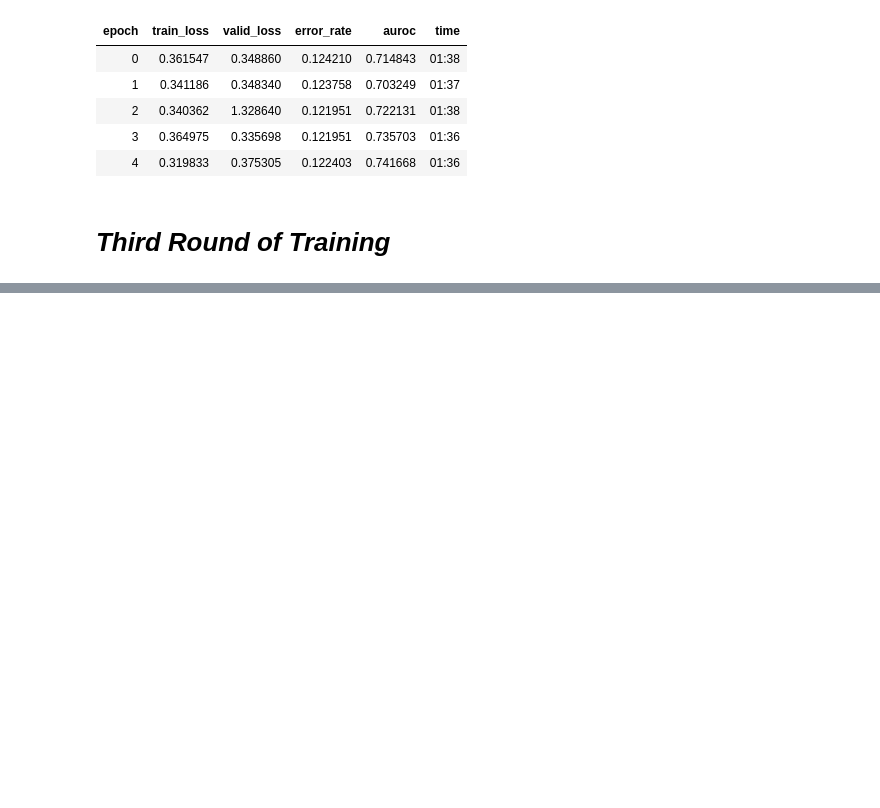
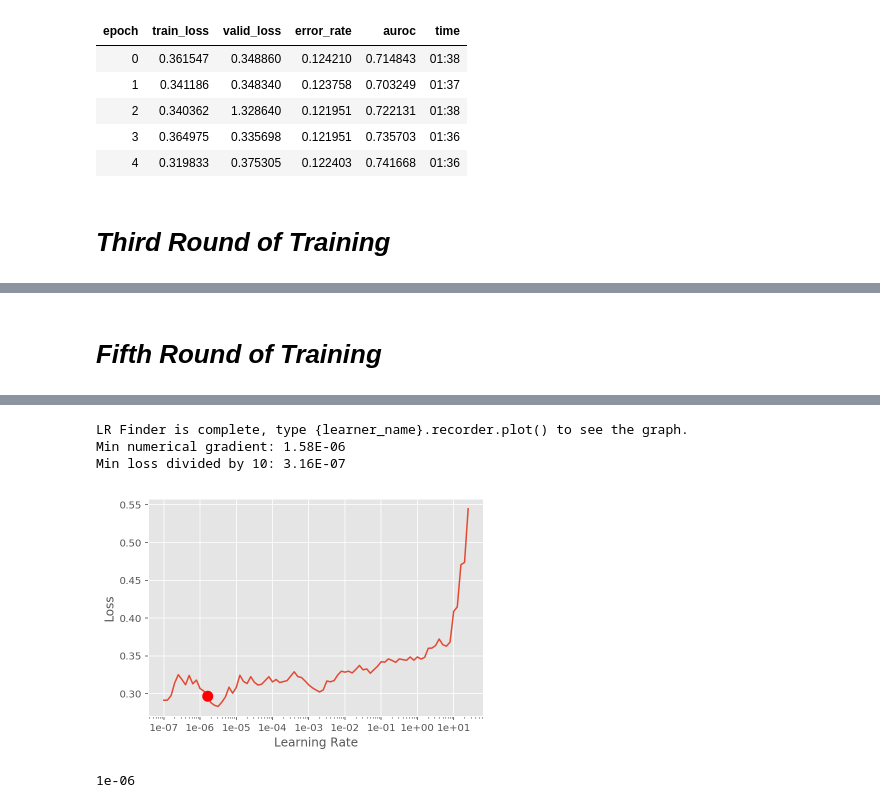
Before and after one commit to earny-joe/Springboard-DS-Portfolio, a Jupyter notebook: capstone_2/trial17_cardiomegaly_with_script.ipynb, the cells around one changed output, grey strips where cells are left out. Cells and saved outputs as stored; diff of their text form; code cells hidden in the pictures; blank space fills up the shorter version.

```diff
--- a/capstone_2/trial17_cardiomegaly_with_script.ipynb
+++ b/capstone_2/trial17_cardiomegaly_with_script.ipynb
@@ -246,0 +349,2 @@ learn.save('trial17-rd2')
+# %%
+learn.fit_one_cycle(5, lr, callbacks=[EarlyStoppingCallback(learn, monitor='auroc', min_delta=0.01, patience=3)])
@@ -246,0 +360,12 @@ learn.save('trial17-rd2')
+# %% [markdown]
+# _Fifth Round of Training_
+# %%
+# load the previous weights
+learn.load('trial17-rd4');
+# %%
+# unfreeze all layers then find appropriate learning rate
+learn.unfreeze()
+
+# find appropriate learning rate
+deeplearning.lr_finder_plot(learn)
+# %% [output]
@@ -246,0 +373,9 @@ learn.save('trial17-rd2')
+LR Finder is complete, type {learner_name}.recorder.plot() to see the graph.
+Min numerical gradient: 1.58E-06
+Min loss divided by 10: 3.16E-07
+[figure, added]
+# %%
+lr = 1e-06
+lr
+# %% [output]
+1e-06
```
Also changed, not shown: parts of 31 cells of this notebook, 3 other files.
